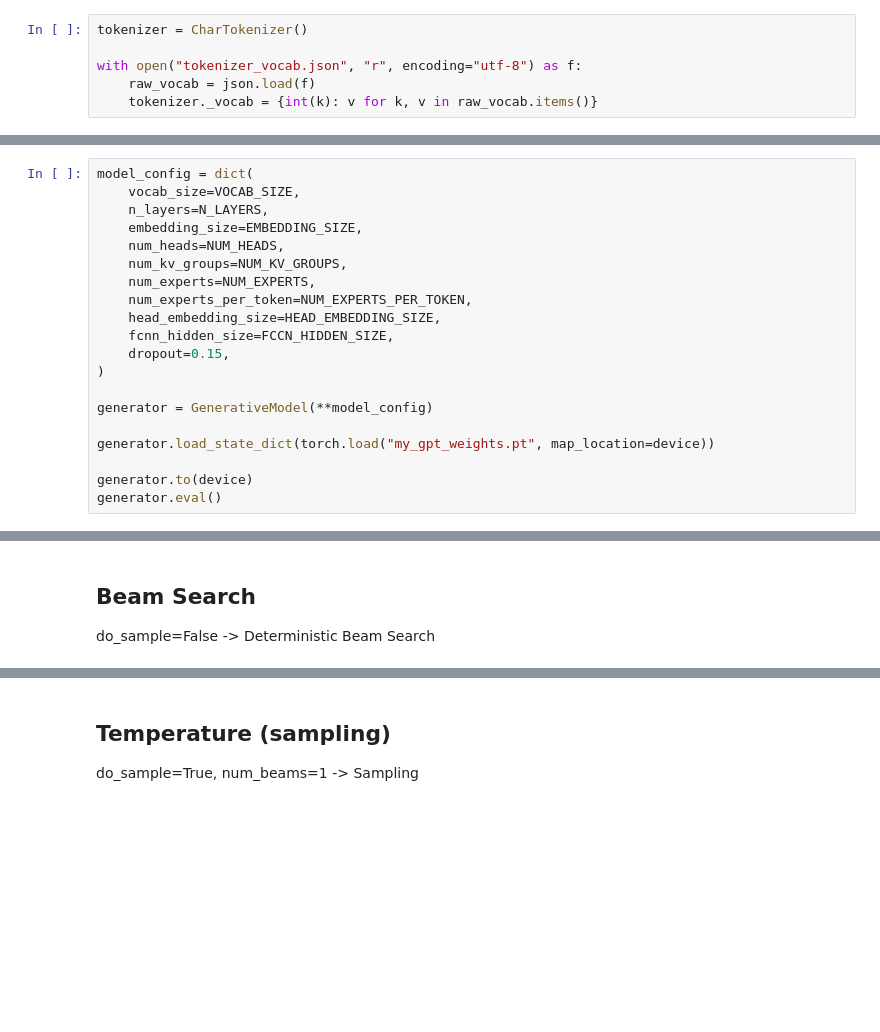
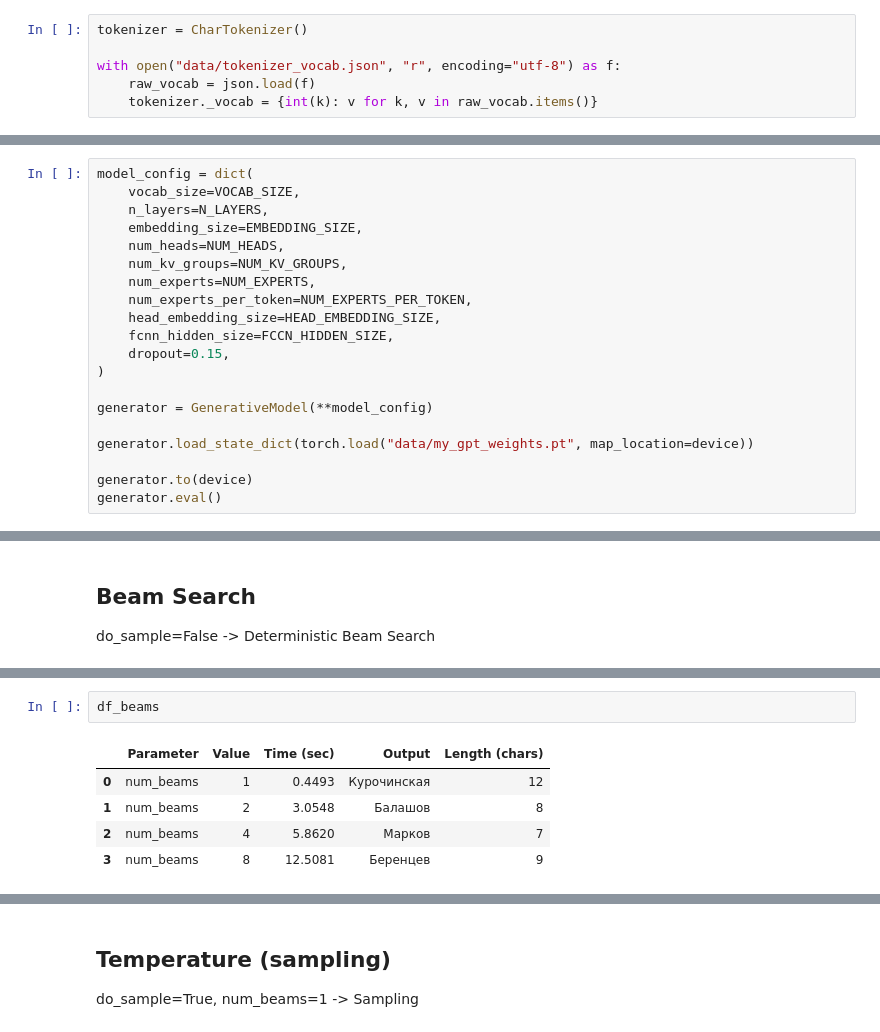
Before and after one commit to odu1ros/decoding_strategies, a Jupyter notebook: experiments.ipynb, the cells around one changed output, grey strips where cells are left out. Drawn from its saved outputs; the diff is of its cells as text; blank space fills up the shorter version.

```diff
--- a/experiments.ipynb
+++ b/experiments.ipynb
@@ -21,7 +21,7 @@ device = "cuda" if torch.cuda.is_available() else "cpu"
 # %%
 tokenizer = CharTokenizer()
 
-with open("tokenizer_vocab.json", "r", encoding="utf-8") as f:
+with open("data/tokenizer_vocab.json", "r", encoding="utf-8") as f:
     raw_vocab = json.load(f)
     tokenizer._vocab = {int(k): v for k, v in raw_vocab.items()}
 # %%
@@ -53,7 +53,7 @@ model_config = dict(
 
 generator = GenerativeModel(**model_config)
 
-generator.load_state_dict(torch.load("my_gpt_weights.pt", map_location=device))
+generator.load_state_dict(torch.load("data/my_gpt_weights.pt", map_location=device))
 
 generator.to(device)
 generator.eval()
@@ -134,2 +221,10 @@ df_beams = benchmark_parameter("num_beams", beam_values, common_prompt, base_par
+# %%
+df_beams
+# %% [output]
+|  | Parameter | Value | Time (sec) | Output | Length (chars) |
+| 0 | num_beams | 1 | 0.4493 | Курочинская | 12 |
+| 1 | num_beams | 2 | 3.0548 | Балашов | 8 |
+| 2 | num_beams | 4 | 5.8620 | Марков | 7 |
+| 3 | num_beams | 8 | 12.5081 | Беренцев | 9 |
 # %%
 plot_results(df_beams, "Influence of num_beams (Beam Search)")
```
Also changed, not shown: parts of 4 cells of this notebook, 7 other files.
